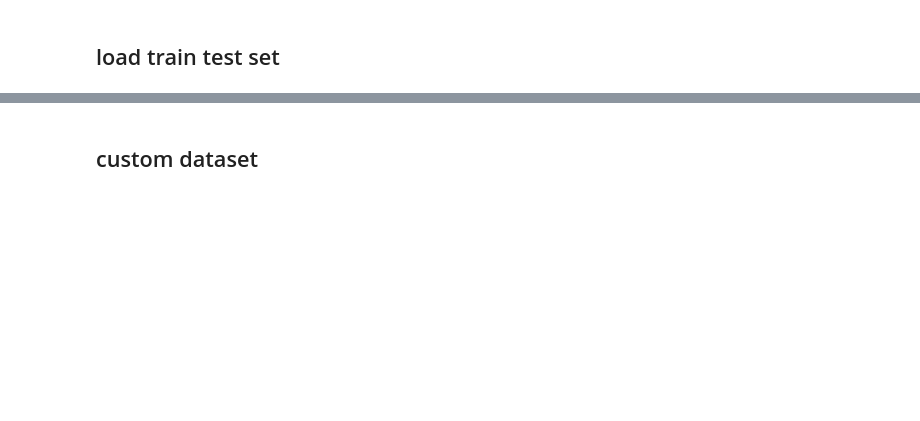
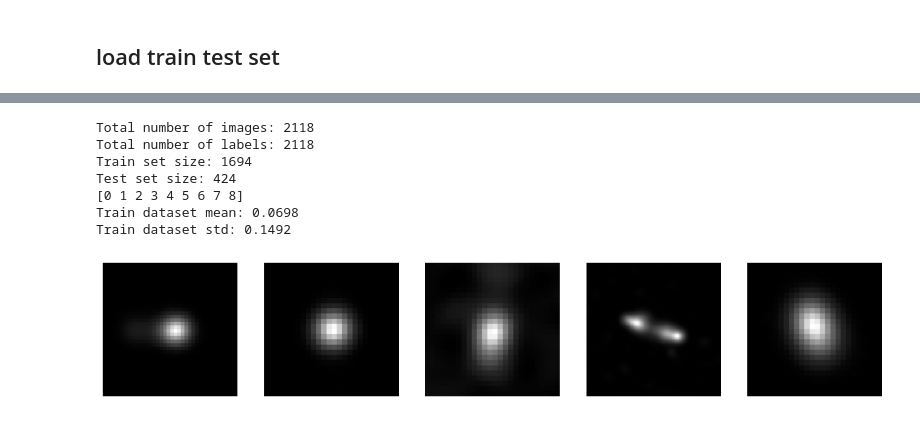
Before and after one commit to Khotso-Bore/automatic-labeling, a Jupyter notebook: main.ipynb, the cells around one changed output, grey strips where cells are left out. Saved outputs shown, nothing was run; the diff lists cells and outputs as text; code cells hidden in the pictures; blank space fills up the shorter version.

```diff
--- a/main.ipynb
+++ b/main.ipynb
@@ -468,18 +484,2 @@ numerical_label_dict
 # %% [markdown]
 ## load train test set
-# %%
-transform = transforms.Compose([
-    transforms.ToTensor(),
-])
-
-image_files = collapsed_augmented_label_df['filename'].dropna().tolist()
-labels = collapsed_augmented_label_df['numerical_label'].dropna().tolist()
-images = []
-
-for file in image_files:
-    img = Image.open(file).convert("L")
-    # img = ImageOps.invert(img)
-    # img = np.array(img) / 255.0 # normalize to [0,1]
-
-    # img = transform(img)
-    images.append(img)
@@ -494,22 +485,0 @@ for i, idx in enumerate(np.random.randint(0, len(images), size=5)):
-# %%
-# split into train and test sets
-from sklearn.model_selection import train_test_split
-train_images, test_images, train_labels, test_labels = train_test_split(
-    images, labels, test_size=0.2, random_state=42, stratify=labels
-)
-
-train_images = np.array(train_images)
-test_images = np.array(test_images)
-
-#print lengths of train and test sets
-print(f"Train set size: {len(train_images)}")
-print(f"Test set size: {len(test_images)}")
-
-
-print(np.unique(train_labels))
-
-train_dataset_mean = train_images.mean()
-train_dataset_std = train_images.std()
-
-print(f"Train dataset mean: {train_dataset_mean:.4f}")
-print(f"Train dataset std: {train_dataset_std:.4f}")
@@ -636,2 +574,0 @@ def train(model, criterion, optimizer, train_dataloader, test_dataloader, epochs
-# %% [markdown]
-## custom dataset
@@ -668,0 +673,12 @@ class CustomDataset(Dataset):
+# %%
+loaded_datasets = {}
+loaded_datasets['data'] = dataset_split(collapsed_label_df)
+# %% [output]
+Total number of images: 2118
+Total number of labels: 2118
+Train set size: 1694
+Test set size: 424
+[0 1 2 3 4 5 6 7 8]
+Train dataset mean: 0.0698
+Train dataset std: 0.1492
+[figure, added]
```
Also changed, not shown: parts of 49 cells of this notebook.
